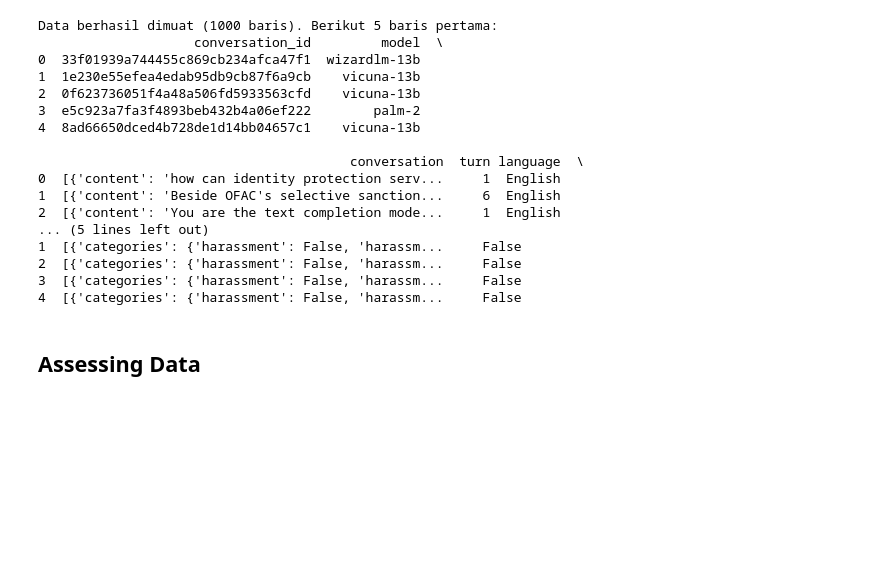
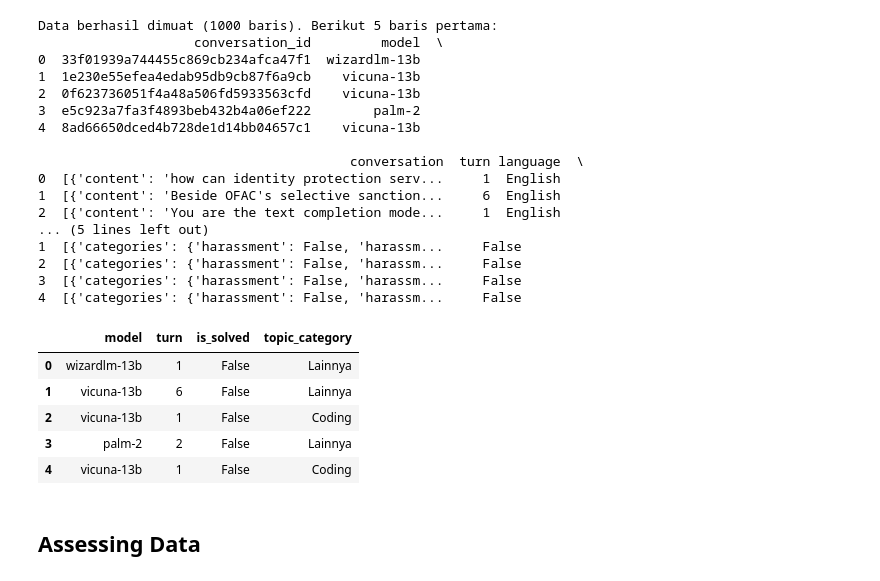
Before and after one commit to dragneel1111/Analisis-Penggunaan-AI, a Jupyter notebook: Proyek_Analisis_Data.ipynb, the cells around one changed output. Saved outputs shown, nothing was run; the diff lists cells and outputs as text; code cells hidden in the pictures; blank space fills up the shorter version.

```diff
--- a/Proyek_Analisis_Data.ipynb
+++ b/Proyek_Analisis_Data.ipynb
@@ -77,3 +125,29 @@ Data berhasil dimuat (1000 baris). Berikut 5 baris pertama:
+# %%
+# Pastikan kolom-kolom turunan tersedia
+df = df.copy()
+
+# 1) Teks gabungan dari pesan user
+df["user_text"] = df["conversation"].apply(_user_text_from_conv)
+
+# 2) Status "beres" (proxy)
+df["is_solved"] = df["conversation"].apply(is_solved)
+
+# 3) Kategori topik
+df["topic_category"] = df["user_text"].apply(topic_category_from_text)
+
+# 4) Safety: jika belum ada kolom 'turn', hitung jumlah pesan dalam percakapan sebagai proxy
+if "turn" not in df.columns:
+    df["turn"] = df["conversation"].apply(lambda conv: len(conv) if isinstance(conv, (list, tuple)) else np.nan)
+
+# Intip ringkasannya
+df[["model", "turn", "is_solved", "topic_category"]].head()
+# %% [output]
+|  | model | turn | is_solved | topic_category |
+| 0 | wizardlm-13b | 1 | False | Lainnya |
+| 1 | vicuna-13b | 6 | False | Lainnya |
+| 2 | vicuna-13b | 1 | False | Coding |
+| 3 | palm-2 | 2 | False | Lainnya |
+| 4 | vicuna-13b | 1 | False | Coding |
 # %% [markdown]
 ## Assessing Data
 # %%
```
Also changed, not shown: parts of 16 cells of this notebook.
